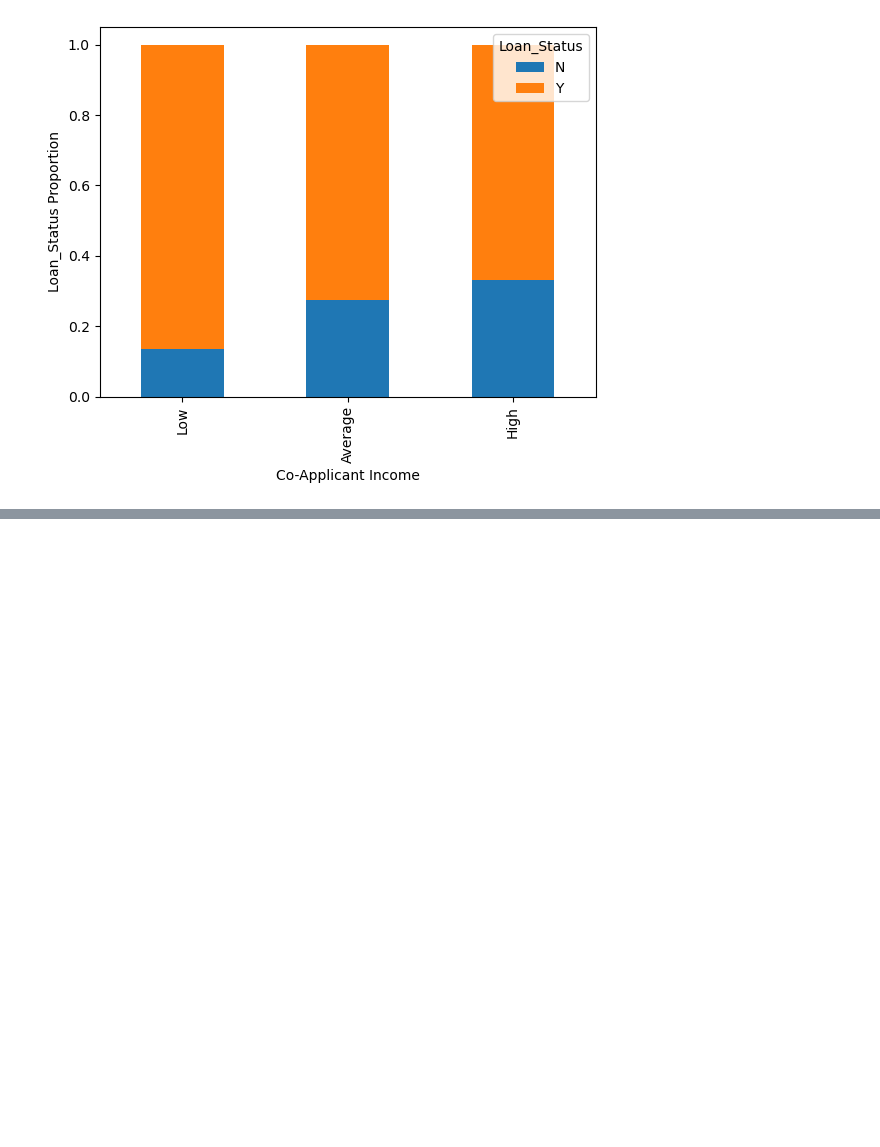
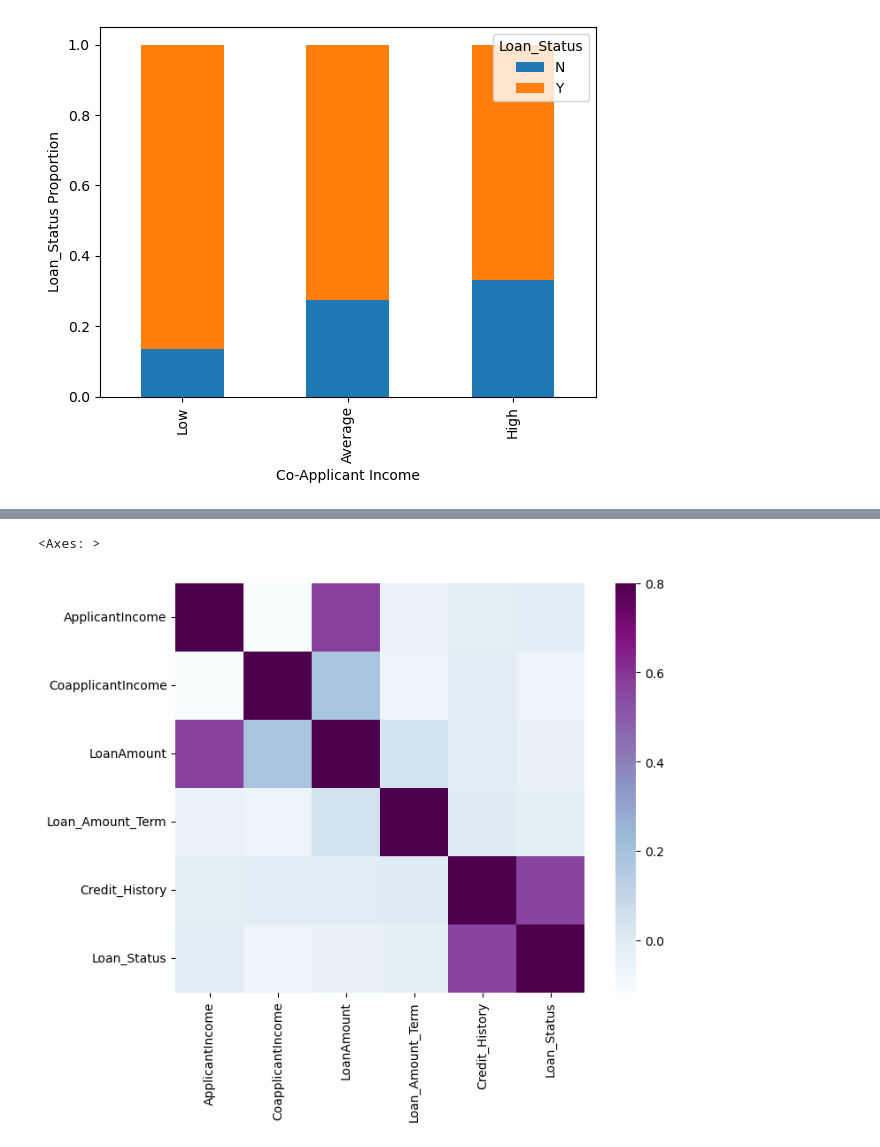
Before and after one commit to SaiSaketh-dev/Python_data_project, a Jupyter notebook: 4_loan_prediction_project/Loan_prediction.ipynb, the cells around one changed output, grey strips where cells are left out. Cells and saved outputs as stored; diff of their text form; code cells hidden in the pictures; blank space fills up the shorter version.

```diff
--- a/4_loan_prediction_project/Loan_prediction.ipynb
+++ b/4_loan_prediction_project/Loan_prediction.ipynb
@@ -342,0 +384,17 @@ plt.show()
+# %%
+train['Dependents'].replace('3+', 3 ,inplace = True)
+test['Dependents'].replace('3+', 3 ,inplace = True)
+train['Loan_Status'].replace('N', 0,inplace = True)
+train['Loan_Status'].replace('Y', 1,inplace = True)
+# %%
+#Now let’s look at the correlation between all the numerical variables.
+# We will use the heat map to visualize the correlation.
+# Heatmaps visualize data through variations in coloring.
+# The variables with darker colors mean their correlation is more.
+
+matrix = train.corr(numeric_only=True) #Correlation is applicable for numeric values, hence this adjustment
+f, ax = plt.subplots(figsize=(9, 6))
+sns.heatmap(matrix, vmax=.8, square=True, cmap="BuPu")
+# %% [output]
+<Axes: >
+[figure, added]
```
Also changed, not shown: parts of 6 cells of this notebook.
